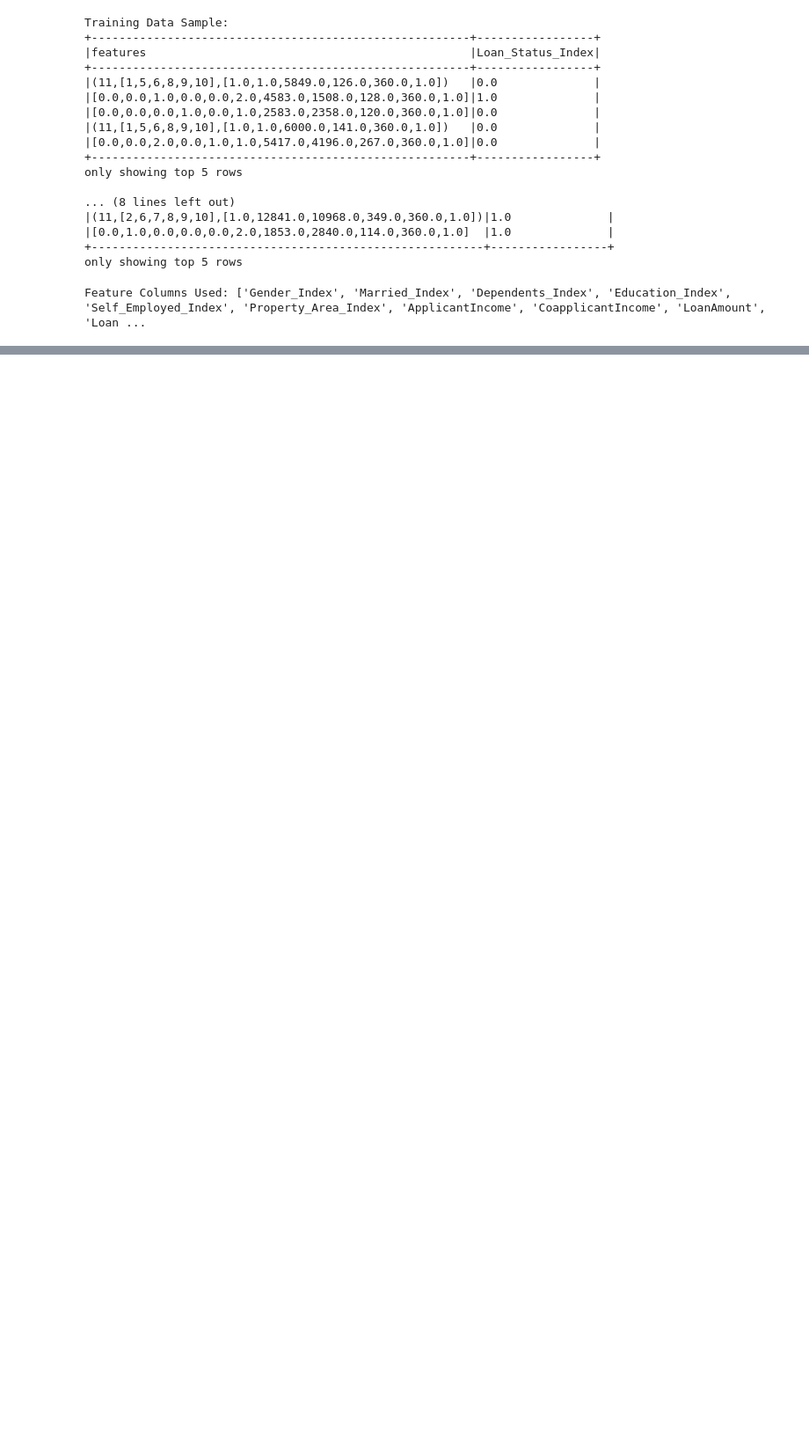
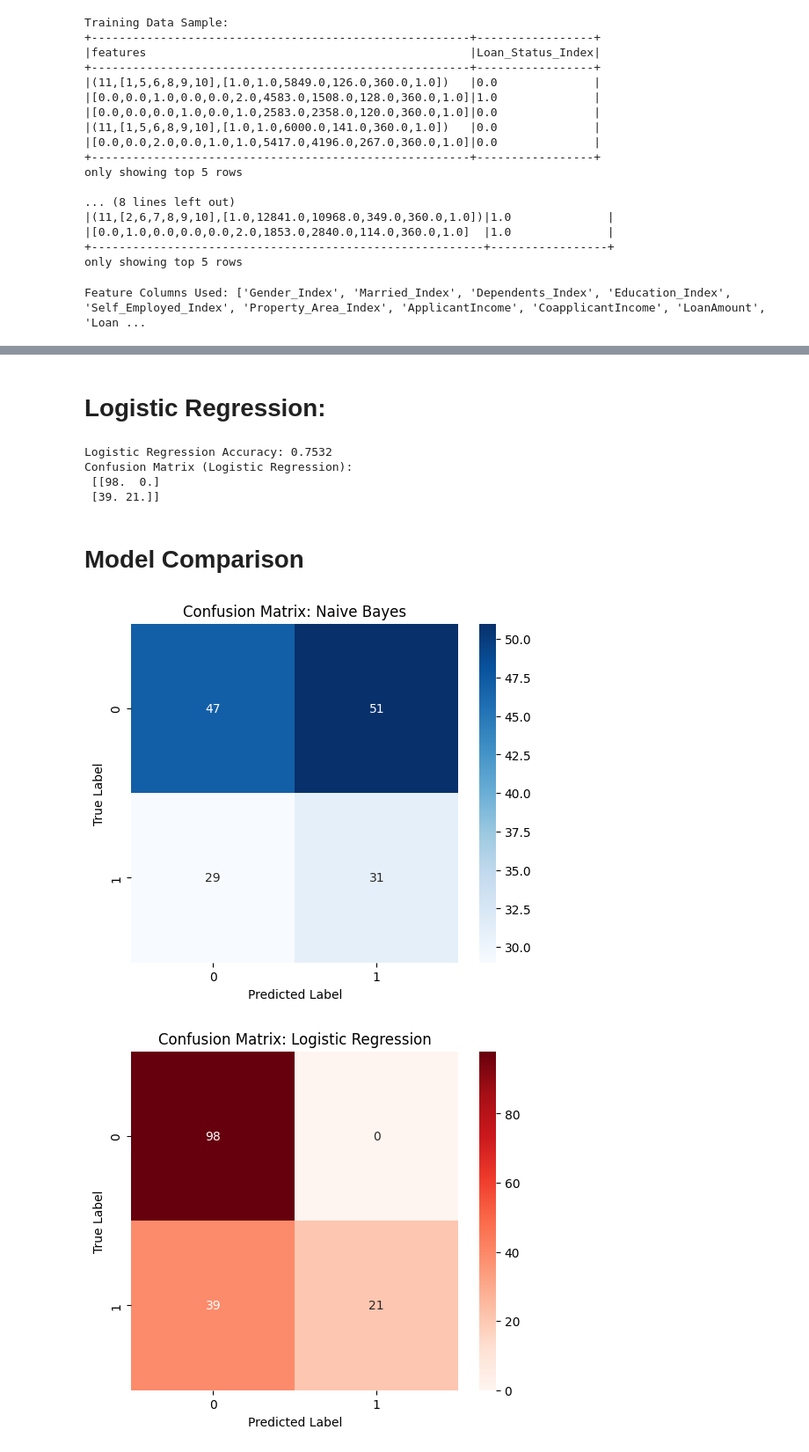
Before and after one commit to hchdhry/BDML, a Jupyter notebook: Untitled1.ipynb, the cells around one changed output, grey strips where cells are left out. Shown at 88% size. Drawn from its saved outputs; the diff is of its cells as text; code cells hidden in the pictures; blank space fills up the shorter version.

```diff
--- a/Untitled1.ipynb
+++ b/Untitled1.ipynb
@@ -363,0 +295,21 @@ Feature Columns Used: ['Gender_Index', 'Married_Index', 'Dependents_Index', 'Edu
+# %%
+from pyspark.ml.classification import NaiveBayes
+from pyspark.mllib.evaluation import MulticlassMetrics
+
+# Use the Naive Bayes classifier
+nb = NaiveBayes(labelCol="Loan_Status_Index", featuresCol="features")
+nb_model = nb.fit(train_final)
+
+# Make predictions on the validation set
+nb_predictions = nb_model.transform(val_final)
+
+# Extract predictions and true labels
+nb_preds_and_labels = nb_predictions.select("prediction", "Loan_Status_Index").rdd.map(lambda x: (float(x[0]), float(x[1])))
+
+# Evaluate model accuracy
+nb_metrics = MulticlassMetrics(nb_preds_and_labels)
+nb_accuracy = nb_metrics.accuracy
+print(f"Naive Bayes Accuracy: {nb_accuracy:.4f}")
+
+# Confusion Matrix
+print("Confusion Matrix (Naive Bayes):\n", nb_metrics.confusionMatrix().toArray())
@@ -363,0 +321,58 @@ Feature Columns Used: ['Gender_Index', 'Married_Index', 'Dependents_Index', 'Edu
+# %% [markdown]
+# Logistic Regression:
+# %%
+from pyspark.ml.classification import LogisticRegression
+from pyspark.mllib.evaluation import MulticlassMetrics
+
+# Train Logistic Regression model
+lr = LogisticRegression(labelCol="Loan_Status_Index", featuresCol="features")
+lr_model = lr.fit(train_final)
+
+# Test the model
+lr_predictions = lr_model.transform(val_final)
+
+# Extract predictions and labels for evaluation
+lr_preds_and_labels = lr_predictions.select("prediction", "Loan_Status_Index").rdd.map(lambda x: (float(x[0]), float(x[1])))
+
+# Evaluate model using MulticlassMetrics
+lr_metrics = MulticlassMetrics(lr_preds_and_labels)
+
+# Calculate accuracy
+lr_accuracy = lr_metrics.accuracy
+print(f"Logistic Regression Accuracy: {lr_accuracy:.4f}")
+
+# Confusion Matrix
+print("Confusion Matrix (Logistic Regression):\n", lr_metrics.confusionMatrix().toArray())
+# %% [output]
+Logistic Regression Accuracy: 0.7532
+Confusion Matrix (Logistic Regression):
+ [[98.  0.]
+ [39. 21.]]
+# %% [markdown]
+# **Model Comparison**
+# %%
+import matplotlib.pyplot as plt
+import seaborn as sns
+
+# Convert confusion matrices for Naive Bayes and Logistic Regression models to numpy arrays
+nb_confusion_matrix = nb_metrics.confusionMatrix().toArray()
+lr_confusion_matrix = lr_metrics.confusionMatrix().toArray()
+
+# Plot heatmap for Naive Bayes confusion matrix
+plt.figure(figsize=(6, 5))
+sns.heatmap(nb_confusion_matrix, annot=True, fmt=".0f", cmap="Blues", cbar=True, cbar_kws={"orientation": "vertical"})
+plt.title("Confusion Matrix: Naive Bayes")
+plt.xlabel("Predicted Label")
+plt.ylabel("True Label")
+plt.show()
+
+# Plot heatmap for Logistic Regression confusion matrix
+plt.figure(figsize=(6, 5))
+sns.heatmap(lr_confusion_matrix, annot=True, fmt=".0f", cmap="Reds", cbar=True, cbar_kws={"orientation": "vertical"})
+plt.title("Confusion Matrix: Logistic Regression")
+plt.xlabel("Predicted Label")
+plt.ylabel("True Label")
+plt.show()
+# %% [output]
+[figure, added]
+[figure, added]
```
Also changed, not shown: parts of 21 cells of this notebook.
